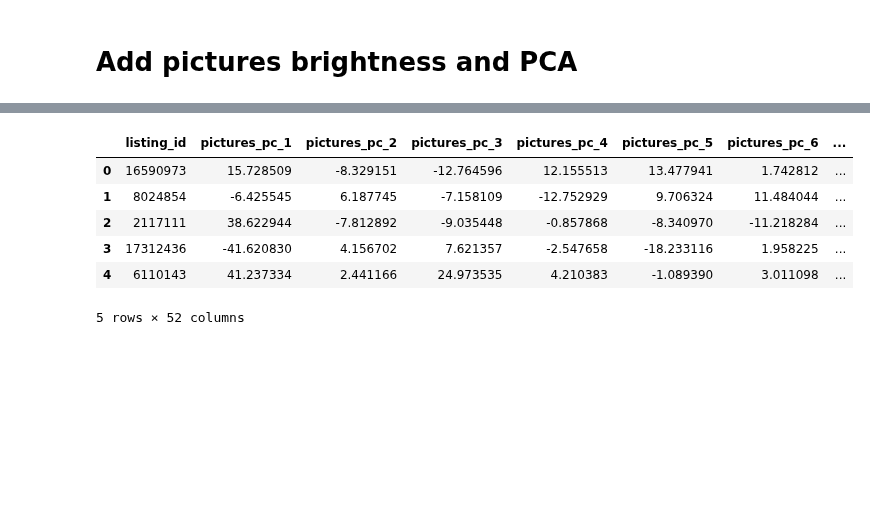
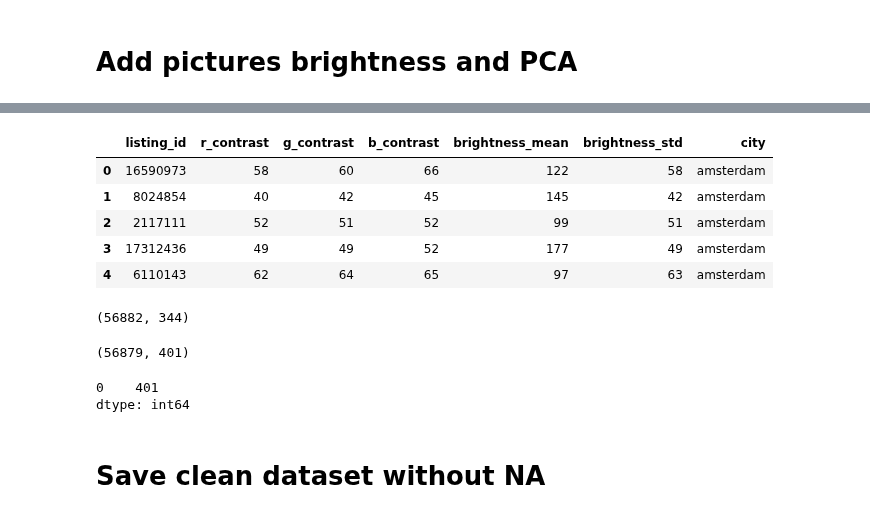
Before and after one commit to clementlefevre/udacity_ML, a Jupyter notebook: capstone_project/src/python/combine_features_all_cities.ipynb, the cells around one changed output, grey strips where cells are left out. Drawn from its saved outputs; the diff is of its cells as text; code cells hidden in the pictures; blank space fills up the shorter version.

```diff
--- a/capstone_project/src/python/combine_cities.ipynb
+++ b/capstone_project/src/python/combine_features_all_cities.ipynb
@@ -206,14 +206,28 @@ print df_pictures_PCA.shape
 (56884, 52)
 # %%
-df_pictures_PCA.head()
+df_pictures_contrast_brightness.head()
 # %% [output]
-|  | listing_id | pictures_pc_1 | pictures_pc_2 | pictures_pc_3 | pictures_pc_4 | pictures_pc_5 | pictures_pc_6 | ... |
-| 0 | 16590973 | 15.728509 | -8.329151 | -12.764596 | 12.155513 | 13.477941 | 1.742812 | ... |
-| 1 | 8024854 | -6.425545 | 6.187745 | -7.158109 | -12.752929 | 9.706324 | 11.484044 | ... |
-| 2 | 2117111 | 38.622944 | -7.812892 | -9.035448 | -0.857868 | -8.340970 | -11.218284 | ... |
-| 3 | 17312436 | -41.620830 | 4.156702 | 7.621357 | -2.547658 | -18.233116 | 1.958225 | ... |
-| 4 | 6110143 | 41.237334 | 2.441166 | 24.973535 | 4.210383 | -1.089390 | 3.011098 | ... |
+|  | listing_id | r_contrast | g_contrast | b_contrast | brightness_mean | brightness_std | city |
+| 0 | 16590973 | 58 | 60 | 66 | 122 | 58 | amsterdam |
+| 1 | 8024854 | 40 | 42 | 45 | 145 | 42 | amsterdam |
+| 2 | 2117111 | 52 | 51 | 52 | 99 | 51 | amsterdam |
+| 3 | 17312436 | 49 | 49 | 52 | 177 | 49 | amsterdam |
+| 4 | 6110143 | 62 | 64 | 65 | 97 | 63 | amsterdam |
-5 rows × 52 columns
+# %%
+print df_listings_cleansed.shape
+# %% [output]
+(56882, 344)
 # %%
 df_listings_cleansed = pd.merge(df_listings_cleansed,df_pictures_PCA,on='listing_id')
 df_listings_cleansed = pd.merge(df_listings_cleansed,df_pictures_contrast_brightness,on='listing_id')
+# %%
+print df_listings_cleansed.shape
+# %% [output]
+(56879, 401)
+# %%
+df_listings_cleansed.isnull().sum().value_counts()
+# %% [output]
+0    401
+dtype: int64
+# %% [markdown]
+# Save clean dataset without NA
```
Also changed, not shown: parts of 2 cells of this notebook, 1 other file.
